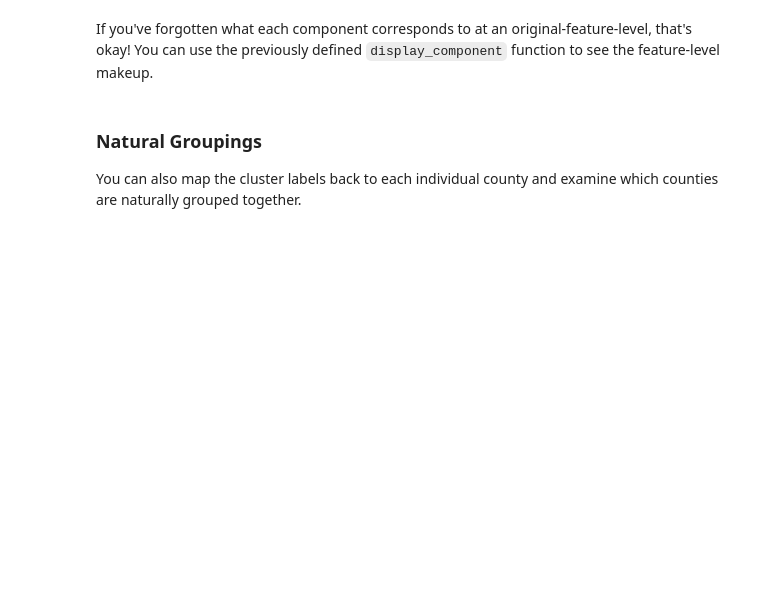
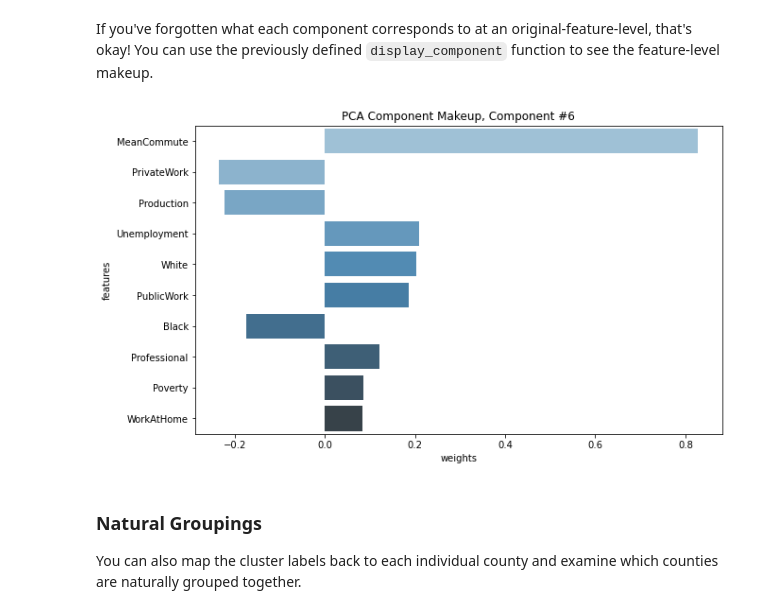
Before and after one commit to engrkassar/4.MLND, a Jupyter notebook: ML_SageMaker_Studies/Population_Segmentation/Pop_Segmentation_Exercise.ipynb, the cells around one changed output. Cells and saved outputs as stored; diff of their text form; code cells hidden in the pictures; blank space fills up the shorter version.

```diff
--- a/ML_SageMaker_Studies/Population_Segmentation/Pop_Segmentation_Exercise.ipynb
+++ b/ML_SageMaker_Studies/Population_Segmentation/Pop_Segmentation_Exercise.ipynb
@@ -892,8 +1026,10 @@ If you've forgotten what each component corresponds to at an original-feature-le
 # %%
 # what do each of these components mean again?
 # let's use the display function, from above
-component_num=7
+component_num=6
 display_component(v, counties_scaled.columns.values, component_num=component_num)
+# %% [output]
+[figure, added]
 # %% [markdown]
 ### Natural Groupings
 
```
Also changed, not shown: parts of 22 cells of this notebook, 2 other files.
